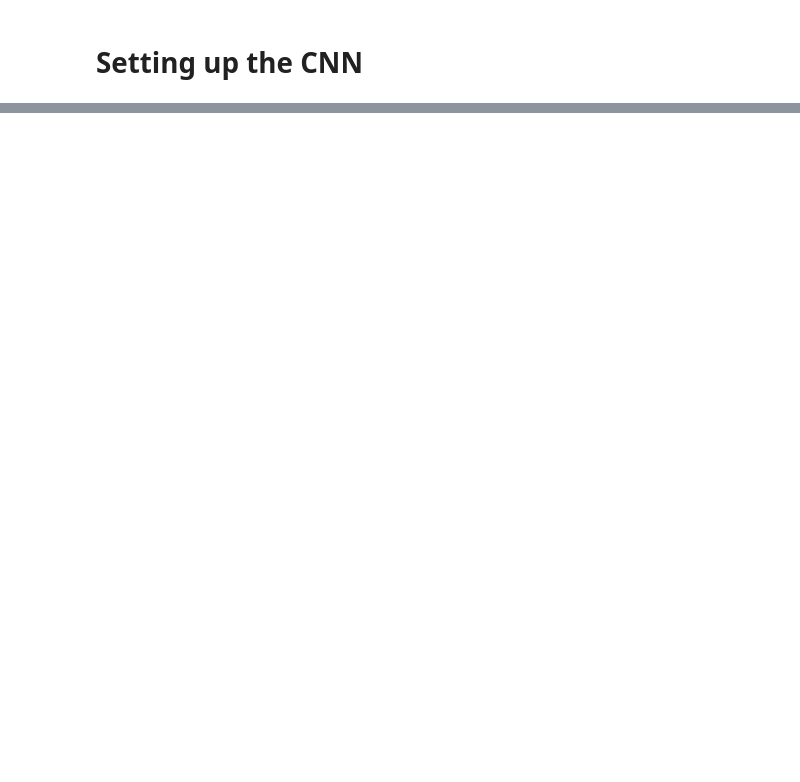
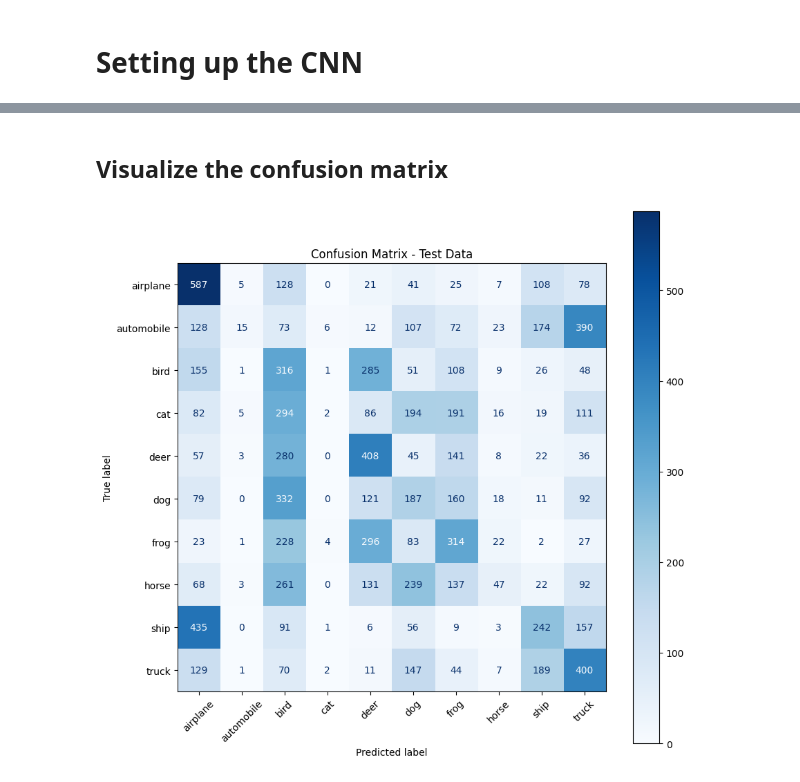
Before and after one commit to akselmh/AI_Tools_F26, a Jupyter notebook: AI_tools_CIFAR_10.ipynb, the cells around one changed output, grey strips where cells are left out. Drawn from its saved outputs; the diff is of its cells as text; code cells hidden in the pictures; blank space fills up the shorter version.

```diff
--- a/AI_tools_CIFAR_10.ipynb
+++ b/AI_tools_CIFAR_10.ipynb
@@ -107,2 +111,30 @@ for i in range(10):
+# %%
+X = torch.tensor(x_train, dtype=torch.float32)
+Y = torch.tensor(y_train, dtype=torch.long)
+
+X_test = torch.tensor(x_test, dtype=torch.float32)
+Y_test = torch.tensor(y_test, dtype=torch.long)
 # %% [markdown]
 # Setting up the CNN
+# %%
+import torch.nn.functional as F
+
+class SmallCNN(nn.Module):
+    def __init__(self, num_filters=32, hidden_size=64, num_classes=10):
+        super().__init__()
+        self.conv1 = nn.Conv2d(in_channels=3, out_channels=num_filters, kernel_size=3)
+        self.relu = nn.ReLU()
+        self.pool = nn.AdaptiveAvgPool2d((1, 1))
+        self.fc1 = nn.Linear(num_filters, hidden_size)
+        self.fc2 = nn.Linear(hidden_size, num_classes)
+
+    def forward(self, x):
+        x=self.conv1(x)
+        x=self.relu(x)
+        x=torch.mean(x,dim=(2,3))
+
+        x = self.fc1(x)
+        x = self.relu(x)
+        x = self.fc2(x)
+        # x = F.softmax(x, dim=1) # Apply softmax across the class dimension
+        return x
@@ -108,0 +266,13 @@ for i in range(10):
+# %% [markdown]
+## Visualize the confusion matrix
+# %%
+# Confusion matrix
+cm = confusion_matrix(y_true_test.numpy(), y_pred_test.numpy())
+
+disp = ConfusionMatrixDisplay(confusion_matrix=cm, display_labels=classes)
+fig, ax = plt.subplots(figsize=(10, 10))
+disp.plot(ax=ax, xticks_rotation=45, cmap="Blues")
+plt.title("Confusion Matrix - Test Data")
+plt.show()
+# %% [output]
+[figure, added]
```
Also changed, not shown: parts of 10 cells of this notebook, 8 other files.
